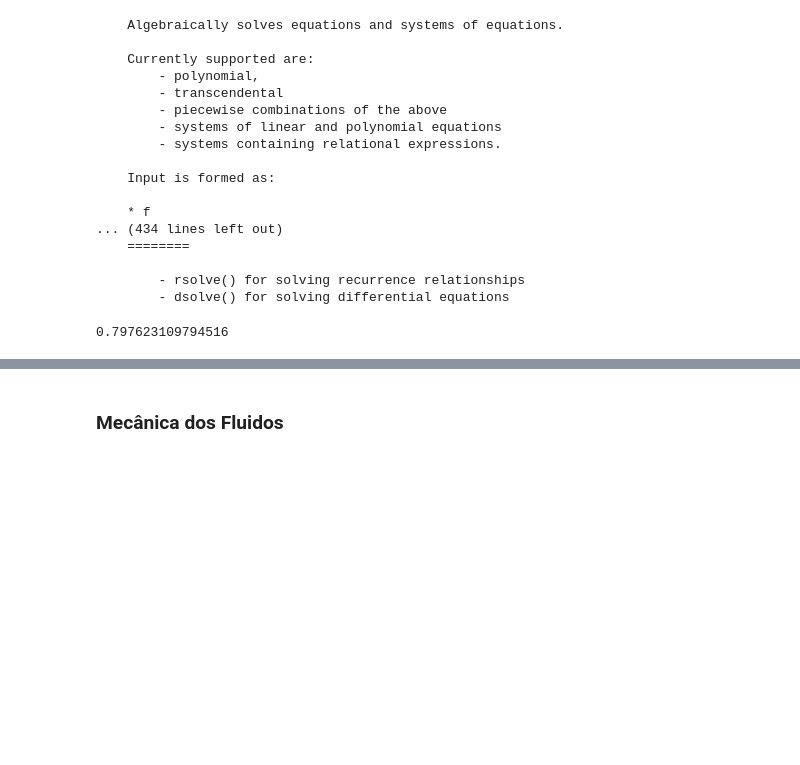
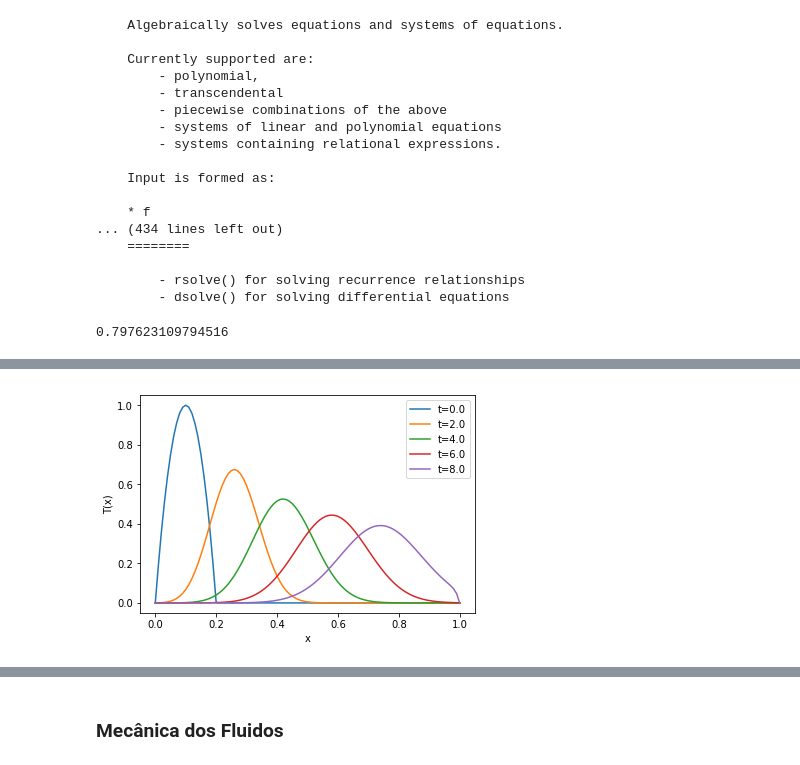
Before and after one commit to fschuch/JAEP-2019.py, a Jupyter notebook: Oficina.ipynb, the cells around one changed output, grey strips where cells are left out. Drawn from its saved outputs; the diff is of its cells as text; code cells hidden in the pictures; blank space fills up the shorter version.

```diff
--- a/Oficina.ipynb
+++ b/Oficina.ipynb
@@ -360,0 +484,14 @@ del k, t1, t2, l, epsi, sigma, tviz, too, h, eq1, dic, sol
+# %%
+plt.close('all')
+
+for n in range(t.size):
+    T += A.dot(T)
+    if n % visu == 0:
+        plt.plot(x, T, label='t={}'.format(t[n]))
+
+plt.xlabel('x')
+plt.ylabel('T(x)')
+plt.legend()
+plt.show()
+# %% [output]
+[figure, added]
```
Also changed, not shown: parts of 24 cells of this notebook, 2 other files.
